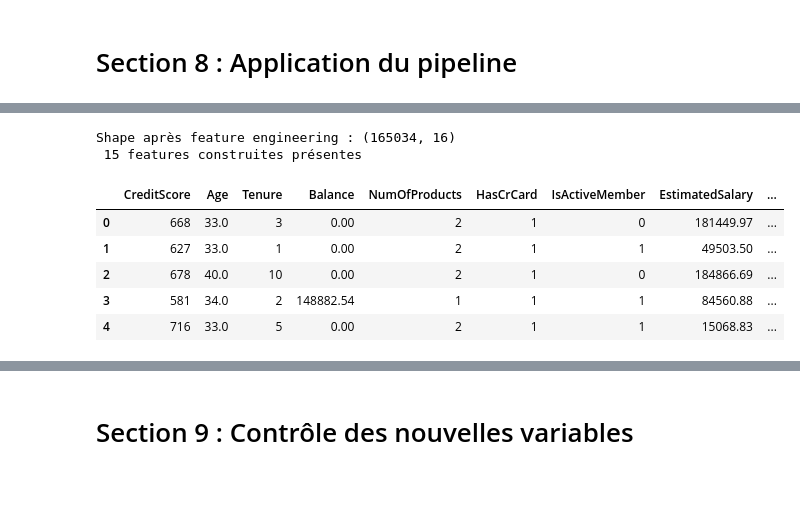
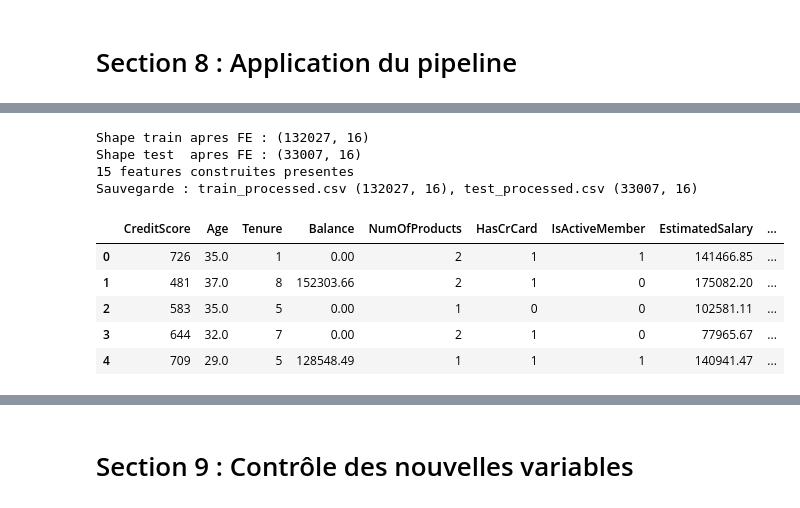
Before and after one commit to proslawa/Projet_ML2_G8, a Jupyter notebook: notebooks/02_notebook_processing_feature_engineering.ipynb, the cells around one changed output, grey strips where cells are left out. Saved outputs shown, nothing was run; the diff lists cells and outputs as text; code cells hidden in the pictures.

```diff
--- a/notebooks/02_notebook_processing_feature_engineering.ipynb
+++ b/notebooks/02_notebook_processing_feature_engineering.ipynb
@@ -167,3 +170,22 @@ Shape après suppression : (165034, 11)
 | 0 | 668 | France | Male | 33.0 | 3 | 0.0 | 2 | 1.0 | 0.0 | ... |
 | 1 | 627 | France | Male | 33.0 | 1 | 0.0 | 2 | 1.0 | 1.0 | ... |
 | 2 | 678 | France | Male | 40.0 | 10 | 0.0 | 2 | 1.0 | 0.0 | ... |
+# %%
+# --- Split train / test AVANT tout traitement (evite le data leakage) ---
+TARGET       = cfg.cleaning.target_col
+RANDOM_STATE = cfg['global'].random_seed
+TEST_SIZE    = 0.2
+
+df_train, df_test = train_test_split(
+    df, test_size=TEST_SIZE, random_state=RANDOM_STATE, stratify=df[TARGET]
+)
+print(f"Train avant nettoyage : {df_train.shape}")
+print(f"Test  avant nettoyage : {df_test.shape}")
+
+# Copie conservee pour la visualisation avant/apres
+df_train_before = df_train.copy()
+
+# Pipeline de nettoyage : fit sur df_train uniquement, transform sur les deux
+df_train, df_test = run_cleaning_pipeline(df_train, df_test, cfg)
+print(f"\nTrain apres nettoyage : {df_train.shape}")
+print(f"Test  apres nettoyage : {df_test.shape}")
@@ -408,18 +410,28 @@ L'idée centrale est que **la même valeur absolue d'une variable n'a pas le mê
 <a id="section-8"></a>
 # Section 8 : Application du pipeline
 # %%
-# Recharge les modules au cas où le noyau aurait mis en cache une ancienne version
+# Recharge les modules au cas ou le noyau aurait mis en cache une ancienne version
 importlib.reload(_fe_mod)
 importlib.reload(_bf_mod)
 from feature_engineering.build_features import run_feature_engineering_pipeline
 
-df_fe = run_feature_engineering_pipeline(df, cfg)
-print(f"Shape après feature engineering : {df_fe.shape}")
+df_train_fe = run_feature_engineering_pipeline(df_train, cfg)
+df_test_fe  = run_feature_engineering_pipeline(df_test,  cfg)
 
-missing = [f for f in cfg.feature_engineering.created_features if f not in df_fe.columns]
+print(f"Shape train apres FE : {df_train_fe.shape}")
+print(f"Shape test  apres FE : {df_test_fe.shape}")
+
+missing = [f for f in cfg.feature_engineering.created_features if f not in df_train_fe.columns]
 if missing:
-    raise RuntimeError(f"Features manquantes après pipeline : {missing}")
-print(f" {len(cfg.feature_engineering.created_features)} features construites présentes")
+    raise RuntimeError(f"Features manquantes (train) : {missing}")
+print(f"{len(cfg.feature_engineering.created_features)} features construites presentes")
 
-df_fe.head()
+# Sauvegarde des datasets pre-traites (utilises par les notebooks 03a et 03b)
+PROCESSED_DIR = (PROJECT_ROOT / cfg.data.processed.dir).resolve()
+PROCESSED_DIR.mkdir(parents=True, exist_ok=True)
+df_train_fe.to_csv(PROCESSED_DIR / "train_processed.csv", index=False)
+df_test_fe.to_csv(PROCESSED_DIR  / "test_processed.csv",  index=False)
+print(f"Sauvegarde : train_processed.csv {df_train_fe.shape}, test_processed.csv {df_test_fe.shape}")
+
+df_train_fe.head()
 # %% [output]
@@ -429,10 +444,12 @@ df_fe.head()
-Shape après feature engineering : (165034, 16)
- 15 features construites présentes
+Shape train apres FE : (132027, 16)
+Shape test  apres FE : (33007, 16)
+15 features construites presentes
+Sauvegarde : train_processed.csv (132027, 16), test_processed.csv (33007, 16)
 |  | CreditScore | Age | Tenure | Balance | NumOfProducts | HasCrCard | IsActiveMember | EstimatedSalary | ... |
-| 0 | 668 | 33.0 | 3 | 0.00 | 2 | 1 | 0 | 181449.97 | ... |
-| 1 | 627 | 33.0 | 1 | 0.00 | 2 | 1 | 1 | 49503.50 | ... |
-| 2 | 678 | 40.0 | 10 | 0.00 | 2 | 1 | 0 | 184866.69 | ... |
-| 3 | 581 | 34.0 | 2 | 148882.54 | 1 | 1 | 1 | 84560.88 | ... |
-| 4 | 716 | 33.0 | 5 | 0.00 | 2 | 1 | 1 | 15068.83 | ... |
+| 0 | 726 | 35.0 | 1 | 0.00 | 2 | 1 | 1 | 141466.85 | ... |
+| 1 | 481 | 37.0 | 8 | 152303.66 | 2 | 1 | 0 | 175082.20 | ... |
+| 2 | 583 | 35.0 | 5 | 0.00 | 1 | 0 | 0 | 102581.11 | ... |
+| 3 | 644 | 32.0 | 7 | 0.00 | 2 | 1 | 0 | 77965.67 | ... |
+| 4 | 709 | 29.0 | 5 | 128548.49 | 1 | 1 | 1 | 140941.47 | ... |
 # %%
 colonnes_initiales = set(df_raw.columns)
```
Also changed, not shown: parts of 15 cells of this notebook, 11 other files.
